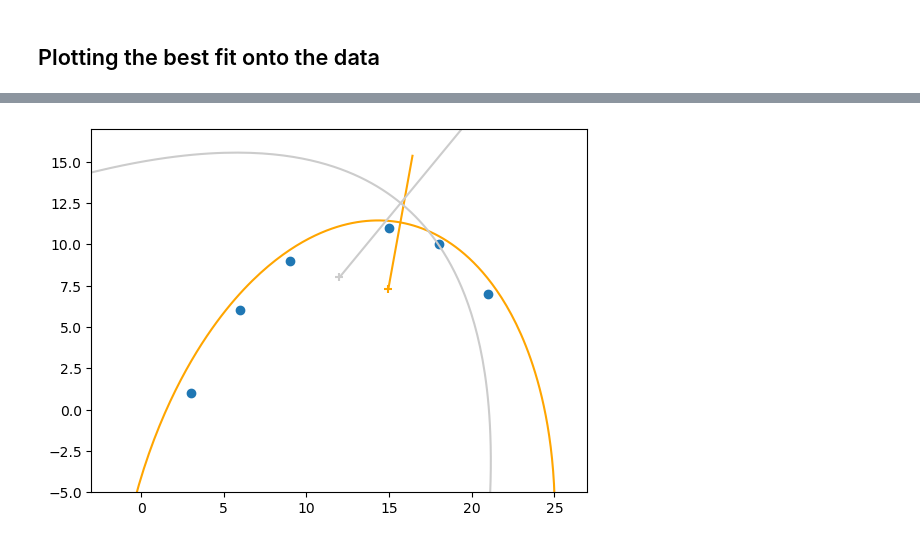
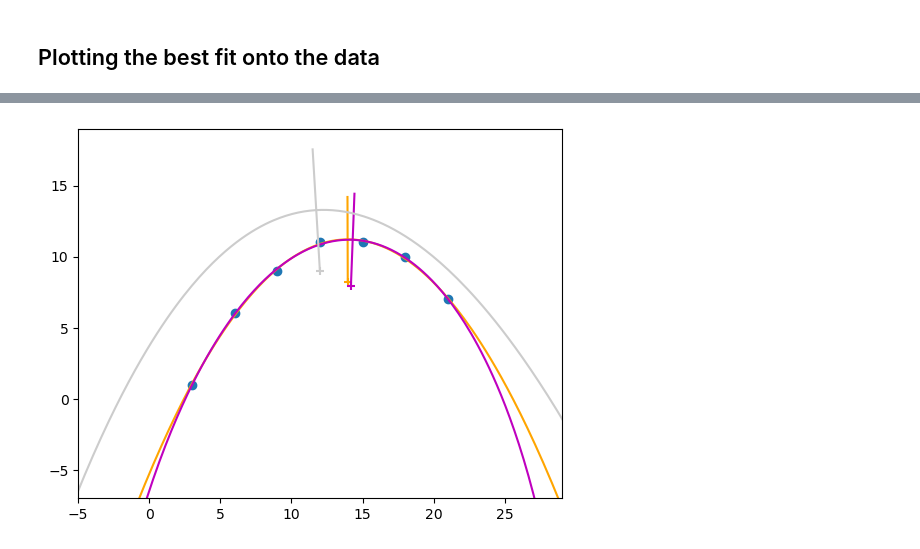
Before and after one commit to div-B-equals-0/confitti, a Jupyter notebook: notebooks/demo01-basic.ipynb, the cells around one changed output, grey strips where cells are left out. Saved outputs shown, nothing was run; the diff lists cells and outputs as text; code cells hidden in the pictures.

Commit message:
Correct error in residual for general eccentricity case
The demo notebook now works great.

```diff
--- a/notebooks/demo01-basic.ipynb
+++ b/notebooks/demo01-basic.ipynb
@@ -82,2 +85,3 @@ We set `only_parabola=False` so that the eccentricity is allowed to vary.
 # %%
-result = confit.fit_conic_to_xy(xpts, ypts, only_parabola=False)
+result_p = confit.fit_conic_to_xy(xpts, ypts, only_parabola=True)
+result_e = confit.fit_conic_to_xy(xpts, ypts, only_parabola=False)
@@ -138,0 +197,4 @@ e d = [13.50836774  9.04667827  6.1945438   3.70938486  4.07636038  6.0528909 ]
+# %%
+confit.DEBUG = True
+confit.residual(result_e.params, xpts, ypts)
+confit.DEBUG = False
@@ -141,6 +210,6 @@ They really are all the same.
 # %% [markdown]
 ## Plotting the best fit onto the data
 # %%
-best_xy = confit.XYconic(**result.params.valuesdict())
-print(best_xy)
+bestp_xy = confit.XYconic(**result_p.params.valuesdict())
+print(bestp_xy)
 # %% [output]
@@ -147,0 +217,3 @@ Conic section curve with focus at (14.954103374596437, 7.290899097792872), scale
+# %%
+beste_xy = confit.XYconic(**result_e.params.valuesdict())
+print(beste_xy)
@@ -153,23 +227,28 @@ Conic section curve with focus at (12.0, 8.0), scale factor 5.82188282521972, an
 # %%
 fig, ax = plt.subplots()
 ax.scatter(xpts, ypts)
 
 c = "orange"
-ax.plot(best_xy.x_pts, best_xy.y_pts, color=c)
-ax.scatter(best_xy.x0, best_xy.y0, marker="+", color=c)
-ax.plot([best_xy.x0, best_xy.x_mirror], [best_xy.y0, best_xy.y_mirror], color=c)
+ax.plot(bestp_xy.x_pts, bestp_xy.y_pts, color=c)
+ax.scatter(bestp_xy.x0, bestp_xy.y0, marker="+", color=c)
+ax.plot([bestp_xy.x0, bestp_xy.x_mirror], [bestp_xy.y0, bestp_xy.y_mirror], color=c)
+
+c = "m"
+ax.plot(beste_xy.x_pts, beste_xy.y_pts, color=c)
+ax.scatter(beste_xy.x0, beste_xy.y0, marker="+", color=c)
+ax.plot([beste_xy.x0, beste_xy.x_mirror], [beste_xy.y0, beste_xy.y_mirror], color=c)
 
 c = "0.8"
 ax.plot(init_xy.x_pts, init_xy.y_pts, color=c)
 ax.scatter(init_xy.x0, init_xy.y0, marker="+", color=c)
 ax.plot([init_xy.x0, init_xy.x_mirror], [init_xy.y0, init_xy.y_mirror], color=c)
 
 ax.set_aspect("equal")
-margin = 6
+margin = 8
 ax.set(
     xlim=[xpts.min() - margin, xpts.max() + margin],
     ylim=[ypts.min() - margin, ypts.max() + margin],
 )
 ...;
 # %% [output]
-[figure, old version]
+[figure, new version]
```
Also changed, not shown: parts of 22 cells of this notebook, 1 other file.
